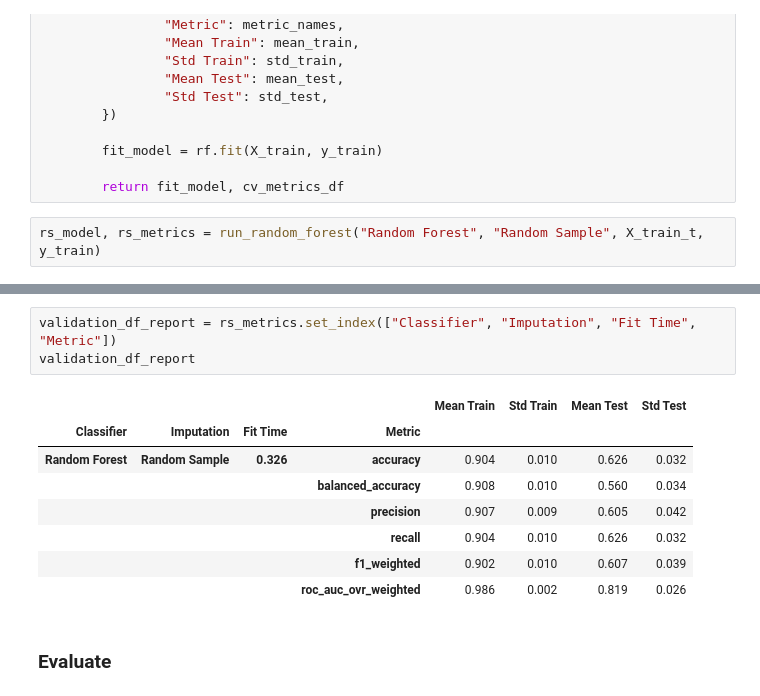
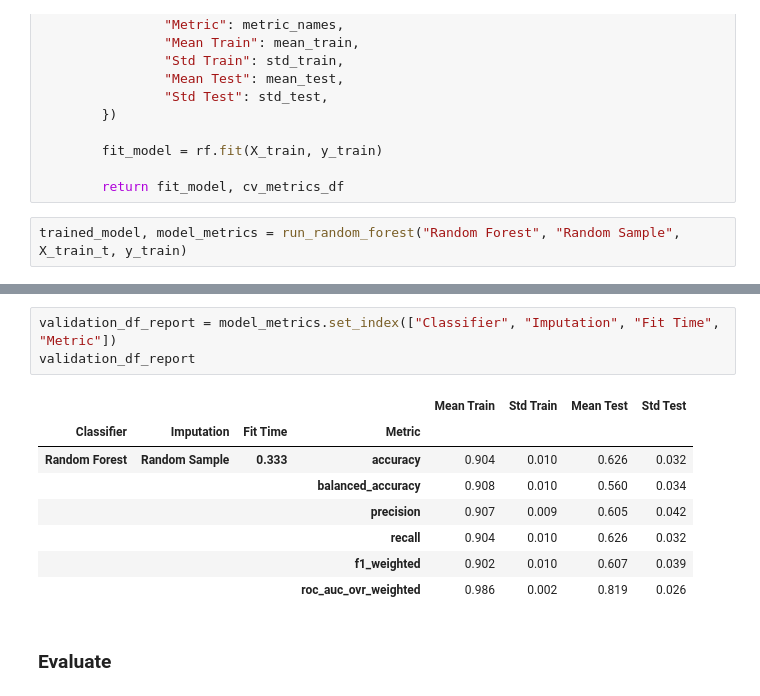
Before and after one commit to InfoAdam1998/Thesis-Project, a Jupyter notebook: notebooks/feature_engineering/data_imputation/univariate_methods/random_sample_base_model_analysis.ipynb, the cells around one changed output, grey strips where cells are left out. Drawn from its saved outputs; the diff is of its cells as text.

```diff
--- a/notebooks/feature_engineering/data_imputation/univariate_methods/random_sample_base_model_analysis.ipynb
+++ b/notebooks/feature_engineering/data_imputation/univariate_methods/random_sample_base_model_analysis.ipynb
@@ -119,4 +119,4 @@ def run_random_forest(classifier_name, imp_method, X_train, y_train):
 
         return fit_model, cv_metrics_df
 # %%
-rs_model, rs_metrics = run_random_forest("Random Forest", "Random Sample", X_train_t, y_train)
+trained_model, model_metrics = run_random_forest("Random Forest", "Random Sample", X_train_t, y_train)
@@ -133,10 +133,10 @@ rs_metrics
 # %%
-validation_df_report = rs_metrics.set_index(["Classifier", "Imputation", "Fit Time", "Metric"])
+validation_df_report = model_metrics.set_index(["Classifier", "Imputation", "Fit Time", "Metric"])
 validation_df_report
 # %% [output]
 |  |  |  |  | Mean Train | Std Train | Mean Test | Std Test |
 | Classifier | Imputation | Fit Time | Metric |  |  |  |  |
-| Random Forest | Random Sample | 0.326 | accuracy | 0.904 | 0.010 | 0.626 | 0.032 |
+| Random Forest | Random Sample | 0.333 | accuracy | 0.904 | 0.010 | 0.626 | 0.032 |
 |  |  |  | balanced_accuracy | 0.908 | 0.010 | 0.560 | 0.034 |
 |  |  |  | precision | 0.907 | 0.009 | 0.605 | 0.042 |
 |  |  |  | recall | 0.904 | 0.010 | 0.626 | 0.032 |
```
Also changed, not shown: parts of 4 cells of this notebook, 3 other files.
